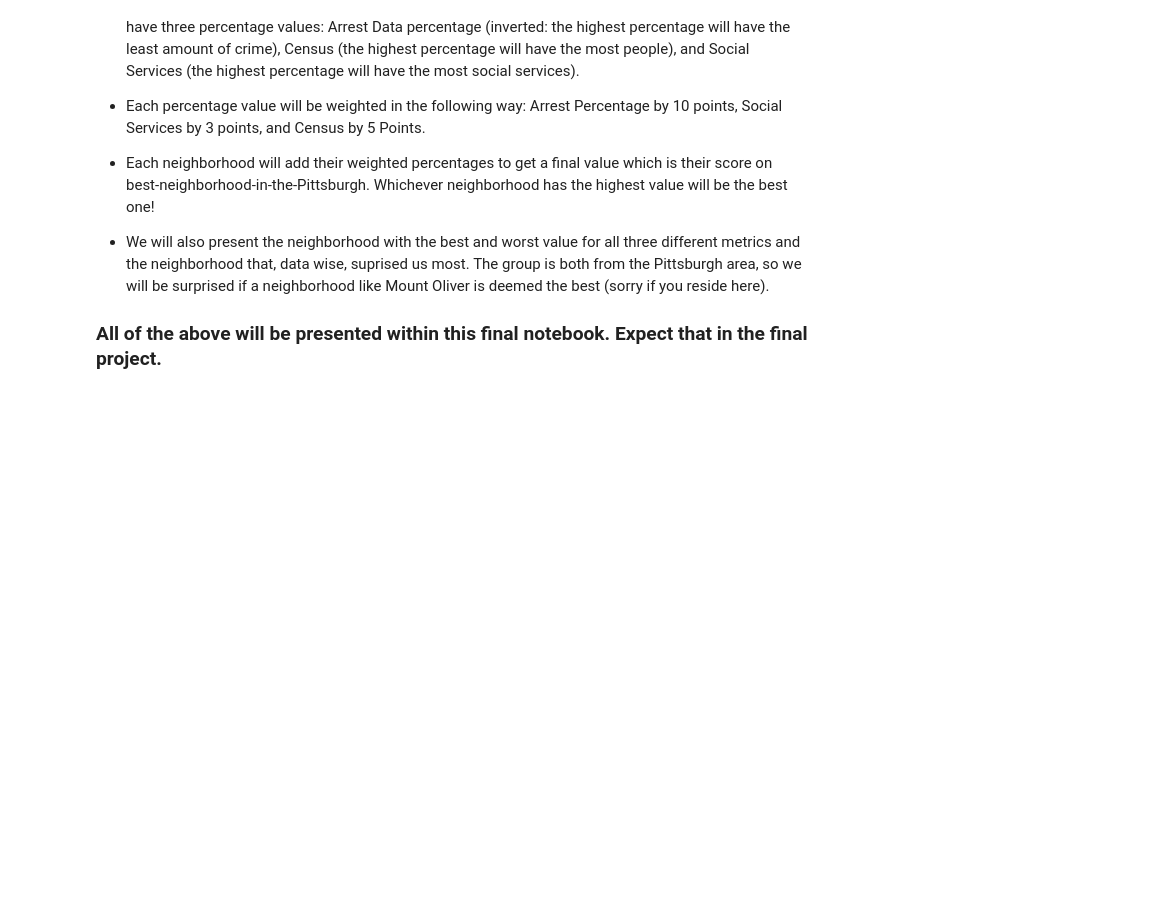
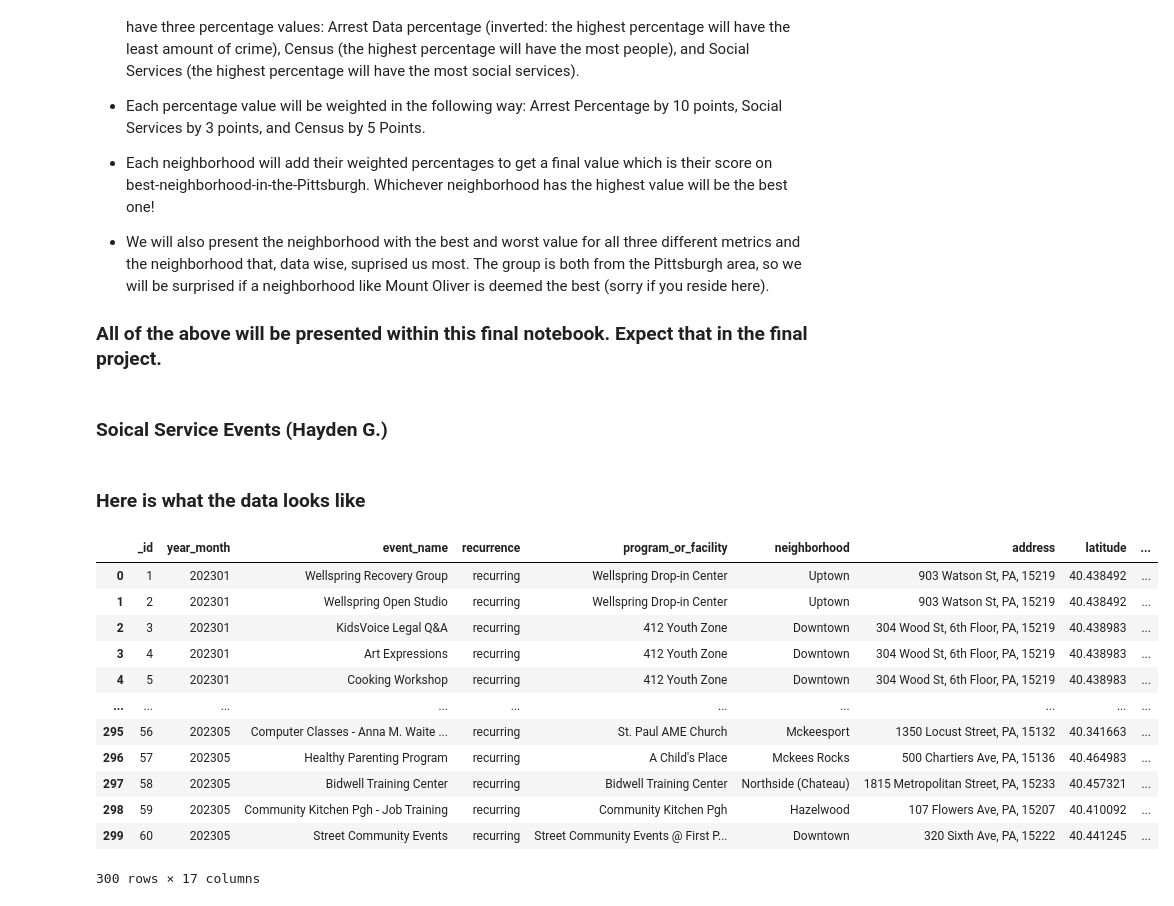
Before and after one commit to DerekNagy/CMPINF0100Final, a Jupyter notebook: Final Report.ipynb, the cells around one changed output. Cells and saved outputs as stored; diff of their text form; code cells hidden in the pictures; blank space fills up the shorter version.

```diff
--- a/Final Report.ipynb
+++ b/Final Report.ipynb
@@ -35,3 +35,5 @@ Here is how this notebook is going to look after we are finished:
 * We will also present the neighborhood with the best and worst value for all three different metrics and the neighborhood that, data wise, suprised us most. The group is both from the Pittsburgh area, so we will be surprised if a neighborhood like Mount Oliver is deemed the best (sorry if you reside here).
 
 ### All of the above will be presented within this final notebook. Expect that in the final project.
+# %% [markdown]
+### Soical Service Events (Hayden G.)
@@ -37,0 +47,26 @@ Here is how this notebook is going to look after we are finished:
+# %% [markdown]
+### Here is what the data looks like
+# %%
+data = pd.read_csv("SocialEvents 2023-01.csv", sep=",")
+data1 = pd.read_csv("SocialEvents 2023-02.csv", sep=",")
+data2 = pd.read_csv("SocialEvents 2023-03.csv", sep=",")
+data3 = pd.read_csv("SocialEvents 2023-04.csv", sep=",")
+data4 = pd.read_csv("SocialEvents 2023-05.csv", sep=",")
+
+combined_df = pd.concat([data, data1, data2, data3, data4], ignore_index=True)
+
+combined_df
+# %% [output]
+|  | _id | year_month | event_name | recurrence | program_or_facility | neighborhood | address | latitude | ... |
+| 0 | 1 | 202301 | Wellspring Recovery Group | recurring | Wellspring Drop-in Center | Uptown | 903 Watson St, PA, 15219 | 40.438492 | ... |
+| 1 | 2 | 202301 | Wellspring Open Studio | recurring | Wellspring Drop-in Center | Uptown | 903 Watson St, PA, 15219 | 40.438492 | ... |
+| 2 | 3 | 202301 | KidsVoice Legal Q&A | recurring | 412 Youth Zone | Downtown | 304 Wood St, 6th Floor, PA, 15219 | 40.438983 | ... |
+| 3 | 4 | 202301 | Art Expressions | recurring | 412 Youth Zone | Downtown | 304 Wood St, 6th Floor, PA, 15219 | 40.438983 | ... |
+| 4 | 5 | 202301 | Cooking Workshop | recurring | 412 Youth Zone | Downtown | 304 Wood St, 6th Floor, PA, 15219 | 40.438983 | ... |
+| ... | ... | ... | ... | ... | ... | ... | ... | ... | ... |
+| 295 | 56 | 202305 | Computer Classes - Anna M. Waite ... | recurring | St. Paul AME Church | Mckeesport | 1350 Locust Street, PA, 15132 | 40.341663 | ... |
+| 296 | 57 | 202305 | Healthy Parenting Program | recurring | A Child's Place | Mckees Rocks | 500 Chartiers Ave, PA, 15136 | 40.464983 | ... |
+| 297 | 58 | 202305 | Bidwell Training Center | recurring | Bidwell Training Center | Northside (Chateau) | 1815 Metropolitan Street, PA, 15233 | 40.457321 | ... |
+| 298 | 59 | 202305 | Community Kitchen Pgh - Job Training | recurring | Community Kitchen Pgh | Hazelwood | 107 Flowers Ave, PA, 15207 | 40.410092 | ... |
+| 299 | 60 | 202305 | Street Community Events | recurring | Street Community Events @ First P... | Downtown | 320 Sixth Ave, PA, 15222 | 40.441245 | ... |
+300 rows × 17 columns
```
Also changed, not shown: parts of 50 cells of this notebook.
